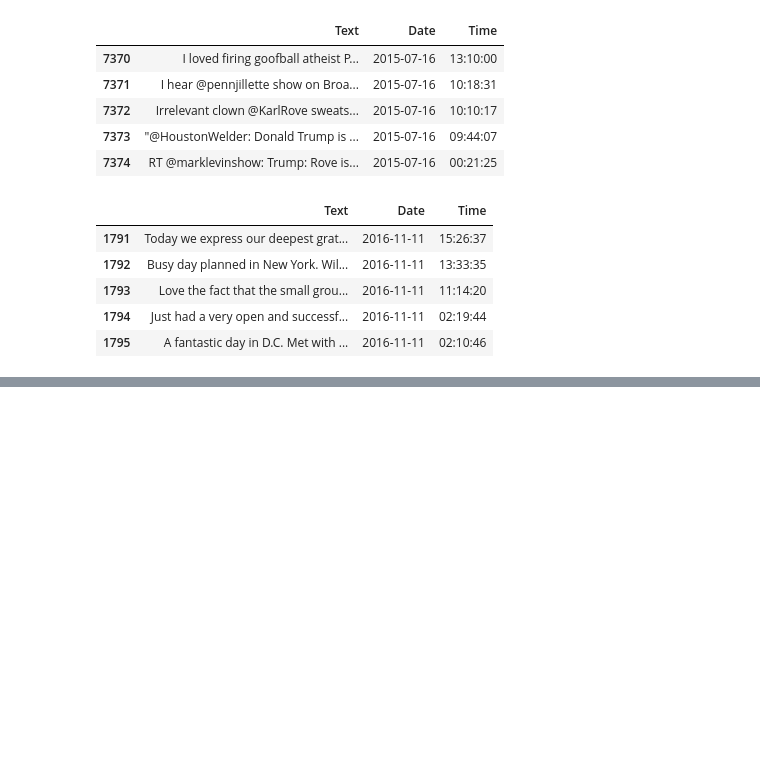
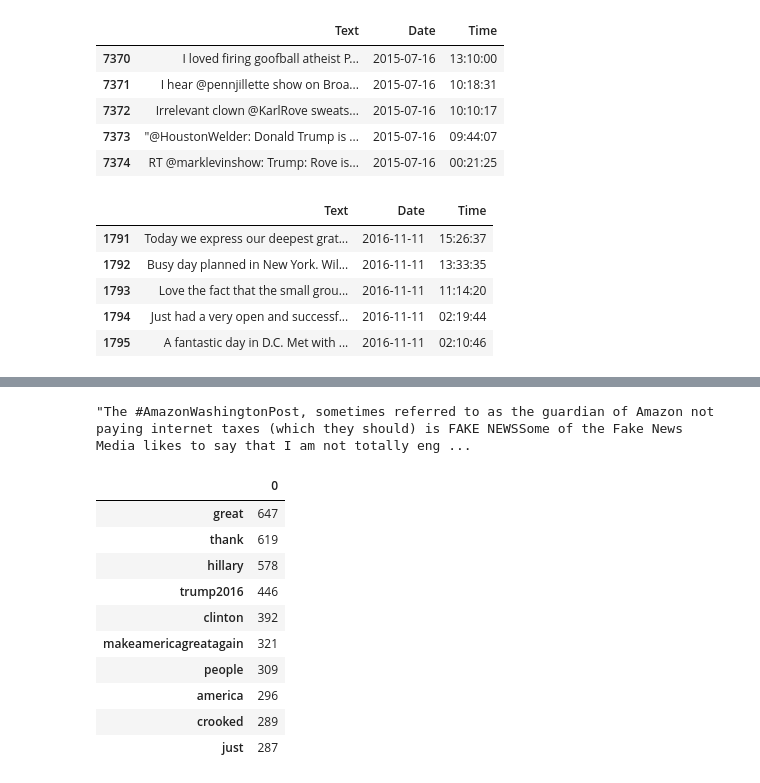
Before and after one commit to alexiska/Sentiment-analysis-Donald-Trump, a Jupyter notebook: Sentiment analysis.ipynb, the cells around one changed output, grey strips where cells are left out. Drawn from its saved outputs; the diff is of its cells as text; code cells hidden in the pictures; blank space fills up the shorter version.

Commit message:
Code update
more cleaning

```diff
--- a/Sentiment analysis.ipynb
+++ b/Sentiment analysis.ipynb
@@ -256,0 +260,18 @@ Will be on ABC News tonight
+# %%
+def cleaning_round2(x):
+
+
+
+    x = re.sub(r"[.]","" ,x) #replace words like U.S. with US
+    x = re.sub(r"\!","" ,x)
+
+    #x = re.sub(r"[^a-zA-Z@´]",' ', x) # Remove non-letters except @'´
+    #x = x.replace("'s",'')
+    #x = x.replace("'S",'')
+    #x = x.replace("U S",'US')
+
+    return x
+
+df_merged['Text'] = df_merged.apply(lambda x: cleaning_round2(str(x['Text'])),axis=1)
+for text in df_merged['Text'][-10:-1]:
+    print(text)
@@ -257 +288,32 @@ Will be on ABC News tonight
+# %%
+text2016 = ''.join(df_merged[(df_merged['Date'] >='2016-01-01') & (df_merged['Date'] <='2016-12-31')]['Text'])
+text2017 = ''.join(df_merged[(df_merged['Date'] >='2017-01-01') & (df_merged['Date'] <='2018-12-31')]['Text'])
+text2017 = text2017.replace("\t",'')
+text2017
+# %% [output]
+"The #AmazonWashingtonPost, sometimes referred to as the guardian of Amazon not paying internet taxes (which they should) is FAKE NEWSSome of the Fake News Media likes to say that I am not totally eng ...
+# %%
+new_words = ['much','will','aren','couldn', 'didn', 'doesn', 'don', 'hadn', 'hasn', 'haven', 'isn', 'let', 'll', 'mustn', 're', 'shan', 'shouldn', 've', 'wasn', 'weren', 'won', 'wouldn']
+update_stop_words = STOPWORDS.union(new_words)
+cv = CountVectorizer(stop_words='english')
+
+text_cv = cv.fit_transform([text2016])
+
+text_cv.toarray()
+#for i in cv.vocabulary_:
+#    print(i)
+dff=pd.DataFrame(text_cv.toarray(), columns=cv.get_feature_names()).transpose().sort_values(by=0,ascending=False)#.filter(like='make',axis=0)
+dff.head(10)
+# %% [output]
+|  | 0 |
+| great | 647 |
+| thank | 619 |
+| hillary | 578 |
+| trump2016 | 446 |
+| clinton | 392 |
+| makeamericagreatagain | 321 |
+| people | 309 |
+| america | 296 |
+| crooked | 289 |
+| just | 287 |
 # %%
```
Also changed, not shown: parts of 12 cells of this notebook.
